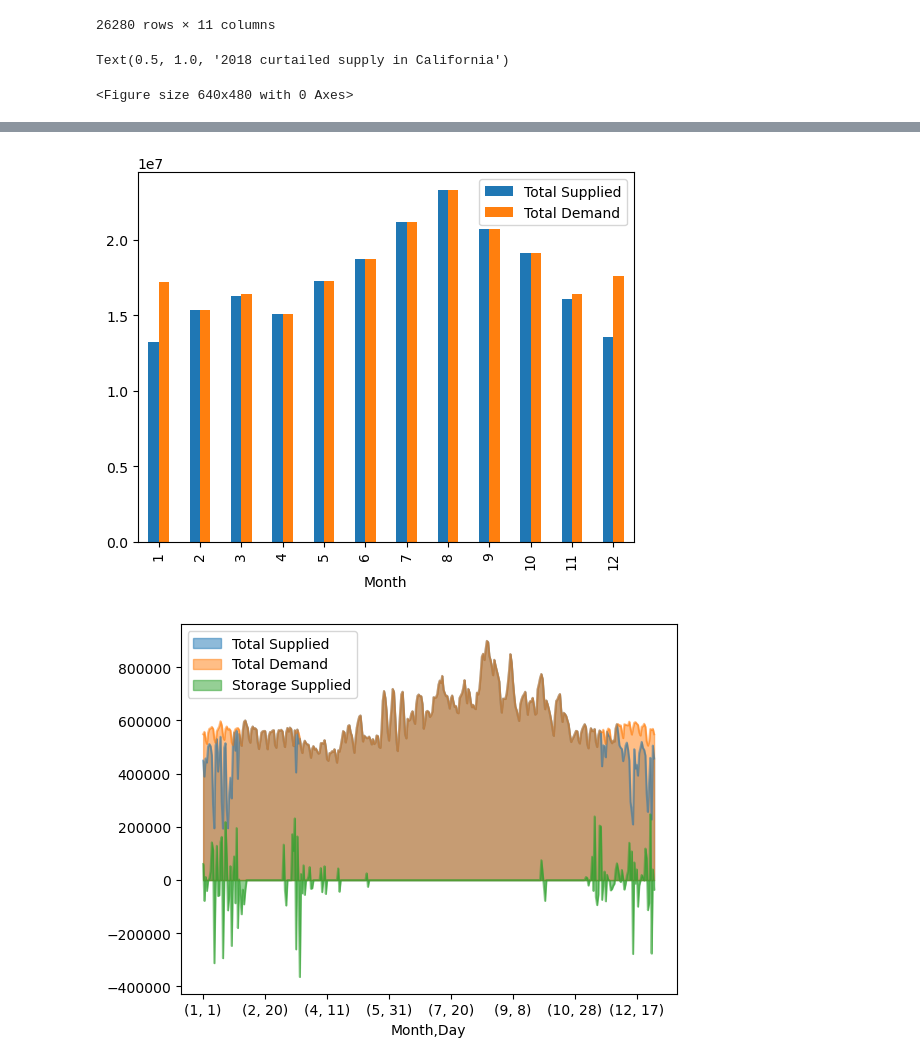
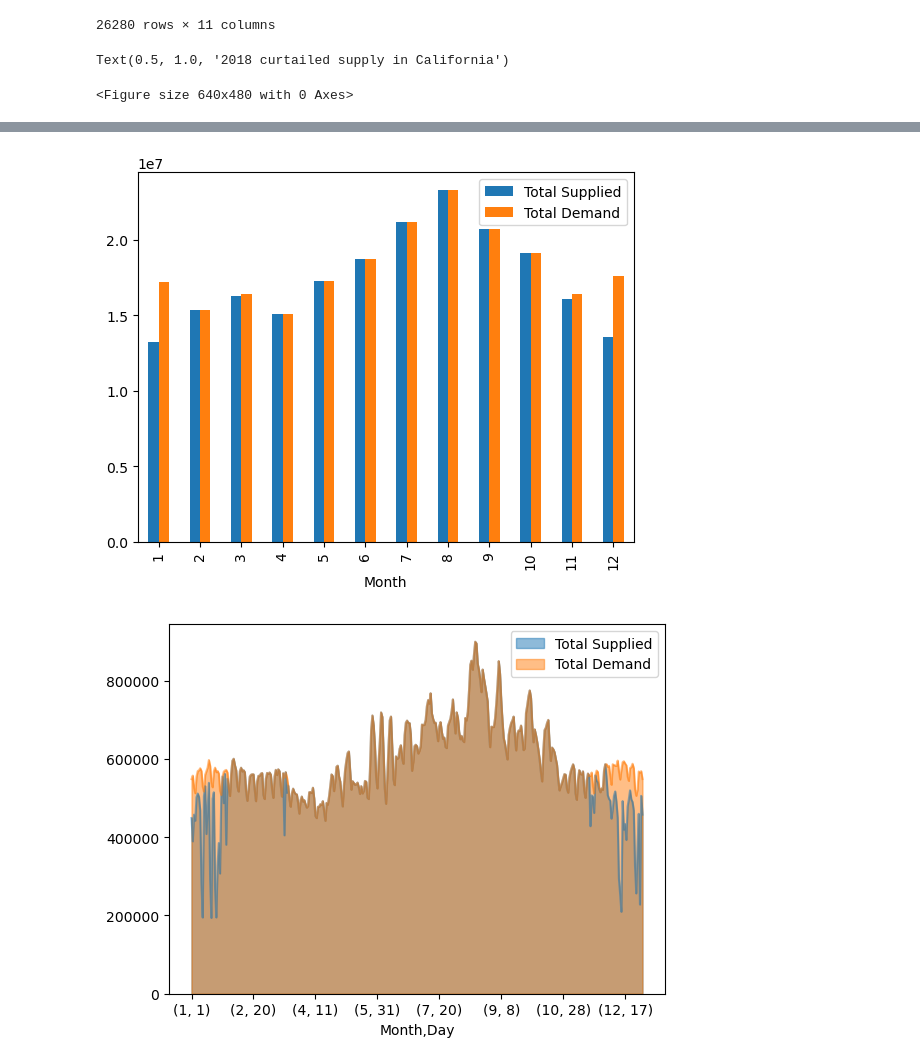
Before and after one commit to 186shades/ECE143-Team13, a Jupyter notebook: notebooks/EnergyAnalysis.ipynb, the cells around one changed output, grey strips where cells are left out. Cells and saved outputs as stored; diff of their text form; code cells hidden in the pictures.

Commit message:
additional plotting updates

```diff
--- a/notebooks/EnergyAnalysis.ipynb
+++ b/notebooks/EnergyAnalysis.ipynb
@@ -368,20 +368,20 @@ See the caveats in the documentation: https://pandas.pydata.org/pandas-docs/stab
 # %%
 plt.figure()
 # plt.plot(df_year_load['Date'].tolist(), df_year_load['load'].tolist())
 results_2020 = results.loc[results['Year'] == 2020]
 results_monthly = results_2020.groupby([ "Month"]).sum()
 results_daily = results_2020.groupby(["Month", "Day"]).sum()
 results_monthly.plot( y=["Solar Supply", 'Curtailed Supply'], kind="bar", stacked=False)
 results_monthly.plot( y=["Total Supplied", 'Total Demand'], kind="bar", stacked=False)
-results_daily.plot(y=["Total Supplied", 'Total Demand', "Storage Supplied"], kind="area", stacked=False)
-results_daily.plot(y='Curtailed Supply')
+results_daily.plot(y=["Total Supplied", 'Total Demand'], kind="area", stacked=False)
+results_daily.plot(y='Curtailed Supply', kind="area", stacked=False)
 #results_2018["Total Supplied", ]
 plt.xlabel('Time (Month/Day)')
 plt.ylabel('Curtailed (MWh)')
 plt.title('2018 curtailed supply in California')
 # %% [output]
 Text(0.5, 1.0, '2018 curtailed supply in California')
 <Figure size 640x480 with 0 Axes>
 [figure]
 [figure]
-[figure, old version]
+[figure, new version]
```
Also changed, not shown: parts of 1 cell of this notebook.
